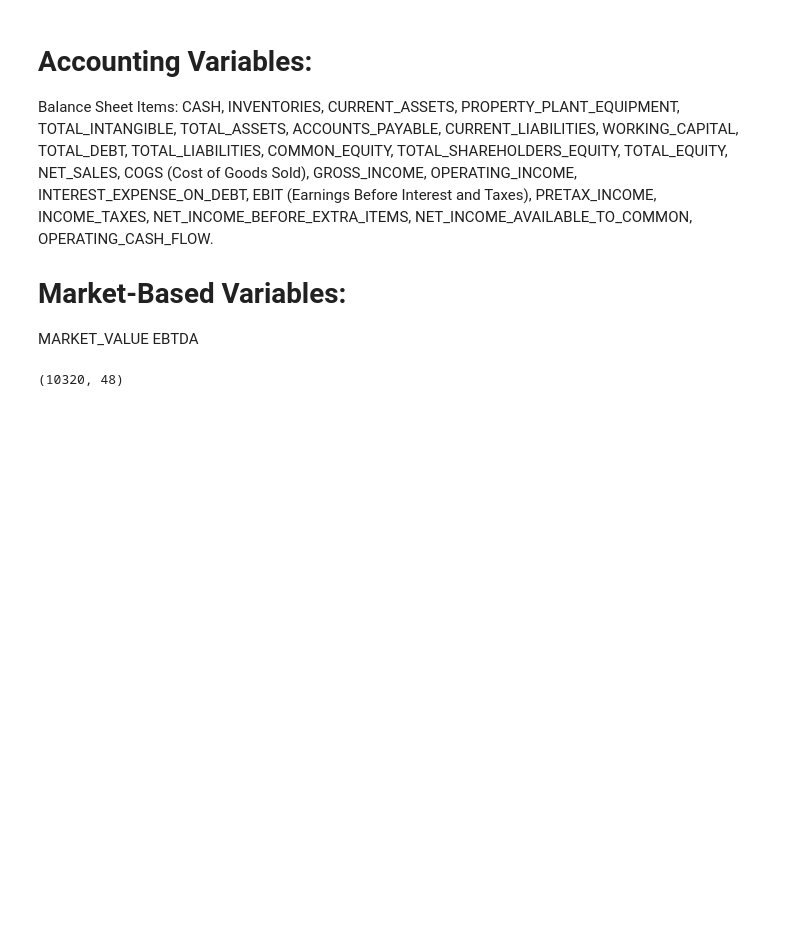
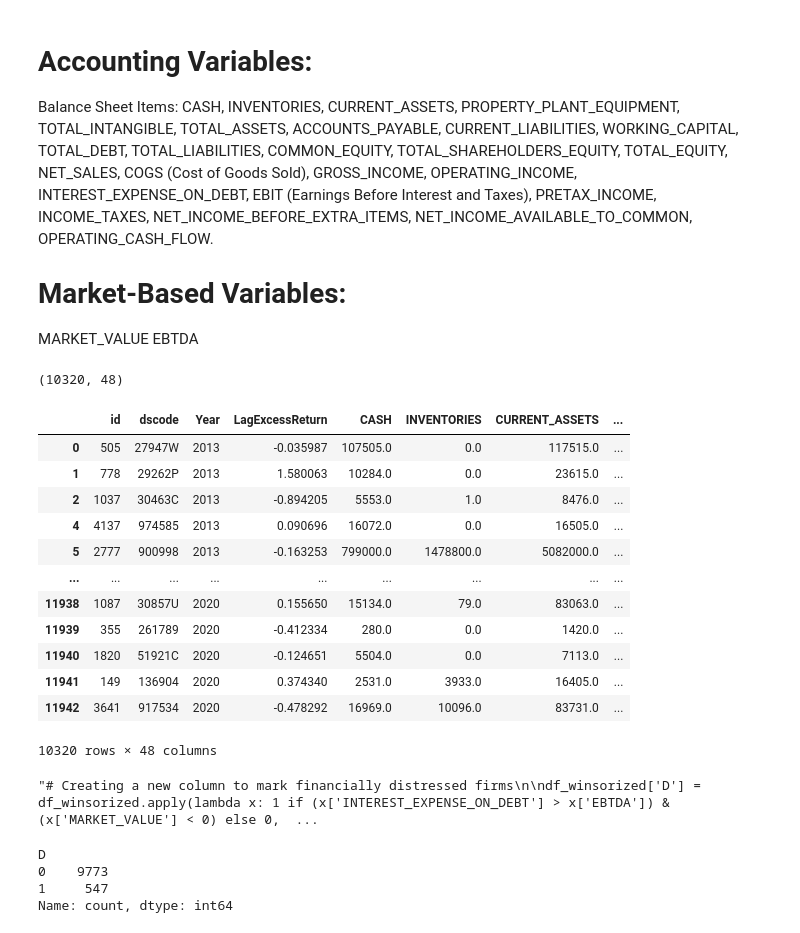
Before and after one commit to daye-oa/Afo, a Jupyter notebook: Finance assignemnt/Finance Assigment - classification.ipynb, the cells around one changed output. Cells and saved outputs as stored; diff of their text form; code cells hidden in the pictures; blank space fills up the shorter version.

```diff
--- a/Finance assignemnt/Finance Assigment - classification.ipynb
+++ b/Finance assignemnt/Finance Assigment - classification.ipynb
@@ -318,3 +349,34 @@ df.dropna(inplace=True)
 df.shape
 # %% [output]
 (10320, 48)
+# %%
+# Winsorizing the data between the 1st and 99th percentile
+
+
+
+df_winsorized = df.copy()
+
+# df_winsorized = df_winsorized.apply(lambda x: winsorize(x, limits=[0.01, 0.01]), axis = 0)
+# %%
+df_winsorized.apply(lambda x: winsorize(x, limits=[0.01, 0.01]), )
+# %% [output]
+|  | id | dscode | Year | LagExcessReturn | CASH | INVENTORIES | CURRENT_ASSETS | ... |
+| 0 | 505 | 27947W | 2013 | -0.035987 | 107505.0 | 0.0 | 117515.0 | ... |
+| 1 | 778 | 29262P | 2013 | 1.580063 | 10284.0 | 0.0 | 23615.0 | ... |
+| 2 | 1037 | 30463C | 2013 | -0.894205 | 5553.0 | 1.0 | 8476.0 | ... |
+| 4 | 4137 | 974585 | 2013 | 0.090696 | 16072.0 | 0.0 | 16505.0 | ... |
+| 5 | 2777 | 900998 | 2013 | -0.163253 | 799000.0 | 1478800.0 | 5082000.0 | ... |
+| ... | ... | ... | ... | ... | ... | ... | ... | ... |
+| 11938 | 1087 | 30857U | 2020 | 0.155650 | 15134.0 | 79.0 | 83063.0 | ... |
+| 11939 | 355 | 261789 | 2020 | -0.412334 | 280.0 | 0.0 | 1420.0 | ... |
+| 11940 | 1820 | 51921C | 2020 | -0.124651 | 5504.0 | 0.0 | 7113.0 | ... |
+| 11941 | 149 | 136904 | 2020 | 0.374340 | 2531.0 | 3933.0 | 16405.0 | ... |
+| 11942 | 3641 | 917534 | 2020 | -0.478292 | 16969.0 | 10096.0 | 83731.0 | ... |
+10320 rows × 48 columns
+# %%
+"""# Creating a new column to mark financially distressed firms
+
+df_winsorized['D'] = df_winsorized.apply(lambda x: 1 if (x['INTEREST_EXPENSE_ON_DEBT'] > x['EBTDA']) & (x['MARKET_VALUE'] < 0) else 0, axis=1)
+#df_winsorized['D'].value_counts(normalize=True)"""
+# %% [output]
+"# Creating a new column to mark financially distressed firms\n\ndf_winsorized['D'] = df_winsorized.apply(lambda x: 1 if (x['INTEREST_EXPENSE_ON_DEBT'] > x['EBTDA']) & (x['MARKET_VALUE'] < 0) else 0,  ...
@@ -320,0 +397,8 @@ df.shape
+# %%
+
+df_winsorized.D.value_counts()
+# %% [output]
+D
+0    9773
+1     547
+Name: count, dtype: int64
```
Also changed, not shown: parts of 28 cells of this notebook, 1 other file.
